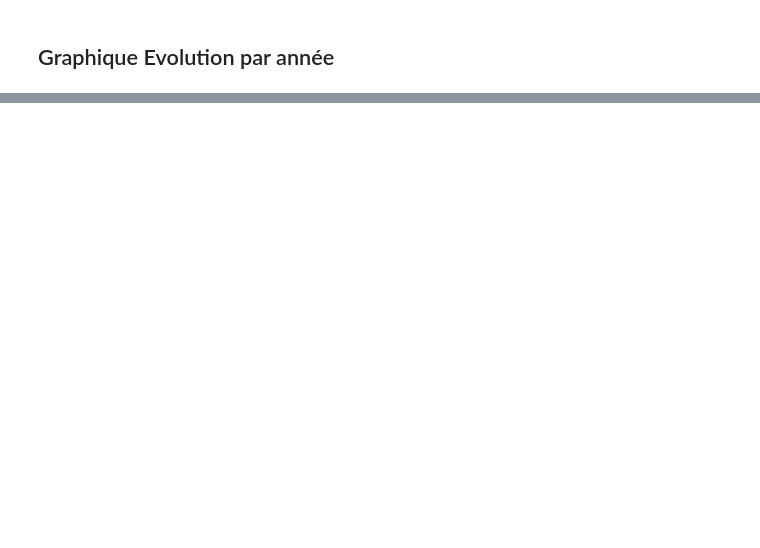
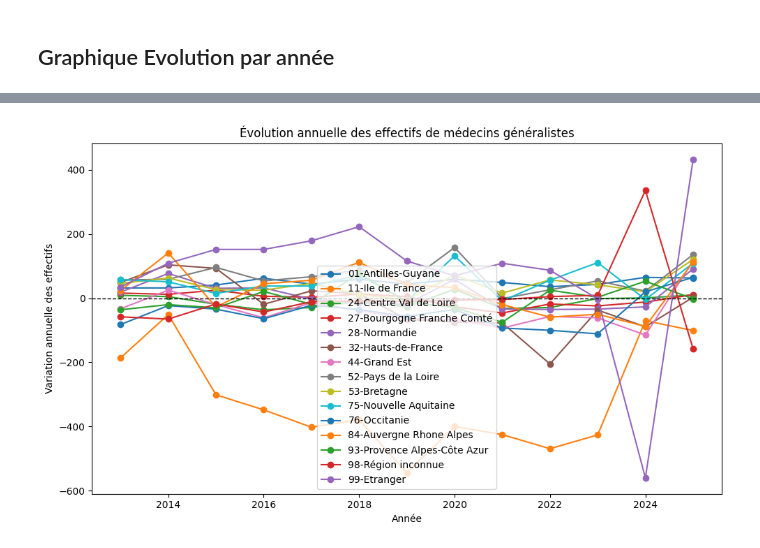
Before and after one commit to dfornier/Python-pour-la-data-science, a Jupyter notebook: StatDesc_2.ipynb, the cells around one changed output, grey strips where cells are left out. Drawn from its saved outputs; the diff is of its cells as text; code cells hidden in the pictures; blank space fills up the shorter version.

Commit message:
stat desc delta

```diff
--- a/StatDesc_2.ipynb
+++ b/StatDesc_2.ipynb
@@ -142,0 +244,13 @@ plt.show()
+# %%
+df_medecins_lieu_formation_complet = pd.read_excel("Bases de données/demographie_medecins.xlsx", sheet_name=5)
+df_medecins_lieu_formation_complet.head()
+
+df_medecins_lieu_formation= df_medecins_lieu_formation_complet[(df_medecins_lieu_formation_complet['specialites_agregees'] == '1-Médecine générale')
+    & (df_medecins_lieu_formation_complet['region'] == '00-Ensemble')
+    & (df_medecins_lieu_formation_complet['specialites'] == '01-Médecine générale')
+    ]
+df_medecins_lieu_formation.head()
+if (df_medecins_lieu_formation[['specialites', 'region', 'specialites_agregees']].nunique().eq(1).all()):
+    df_medecins_lieu_formation.drop(columns=['specialites', 'region', 'specialites_agregees'],inplace=True)
+
+df_medecins_lieu_formation.head()
@@ -142,0 +268,8 @@ plt.show()
+# %%
+cols_effectifs = [c for c in df_medecins_lieu_formation.columns if c.startswith("effectif_")]
+df_deltas = df_medecins_lieu_formation[cols_effectifs].diff(axis=1)
+df_deltas.columns = [f"delta_{c.split('_')[1]}" for c in cols_effectifs]
+df_deltas = df_deltas.drop(columns="delta_2012")
+df = pd.concat([df_medecins_lieu_formation, df_deltas], axis=1)
+df = df[df["region_diplome"] != "00-Ensemble"]
+df.head()
@@ -142,0 +284,25 @@ plt.show()
+# %%
+import matplotlib.pyplot as plt
+
+delta_cols = [c for c in df.columns if c.startswith("delta_")]
+years = [int(c.split("_")[1]) for c in delta_cols]
+
+plt.figure(figsize=(10, 6))
+
+for _, row in df.iterrows():
+    plt.plot(
+        years,
+        row[delta_cols],
+        marker="o",
+        label=row["region_diplome"]
+    )
+
+plt.axhline(0, color="black", linestyle="--", linewidth=1)
+plt.xlabel("Année")
+plt.ylabel("Variation annuelle des effectifs")
+plt.title("Évolution annuelle des effectifs de médecins généralistes")
+plt.legend()
+plt.tight_layout()
+plt.show()
+# %% [output]
+[figure, added]
```
Also changed, not shown: parts of 16 cells of this notebook.
